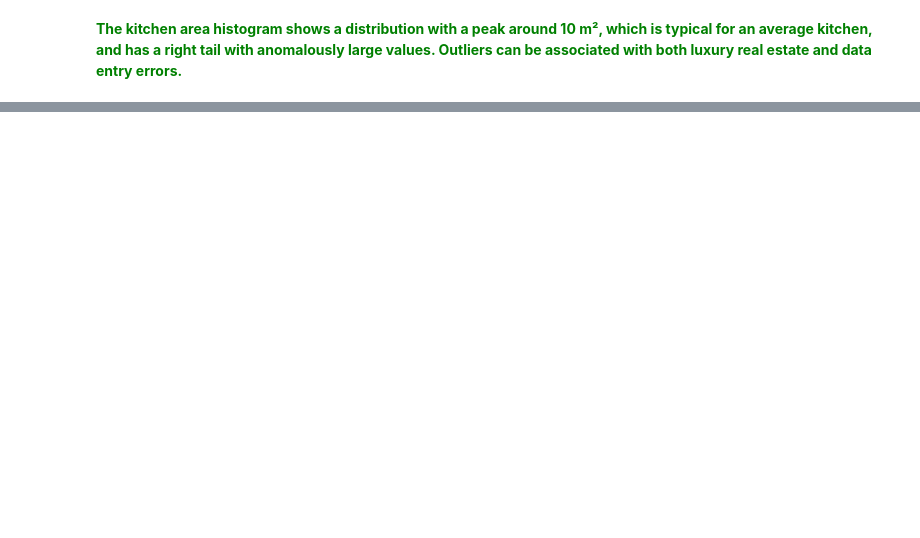
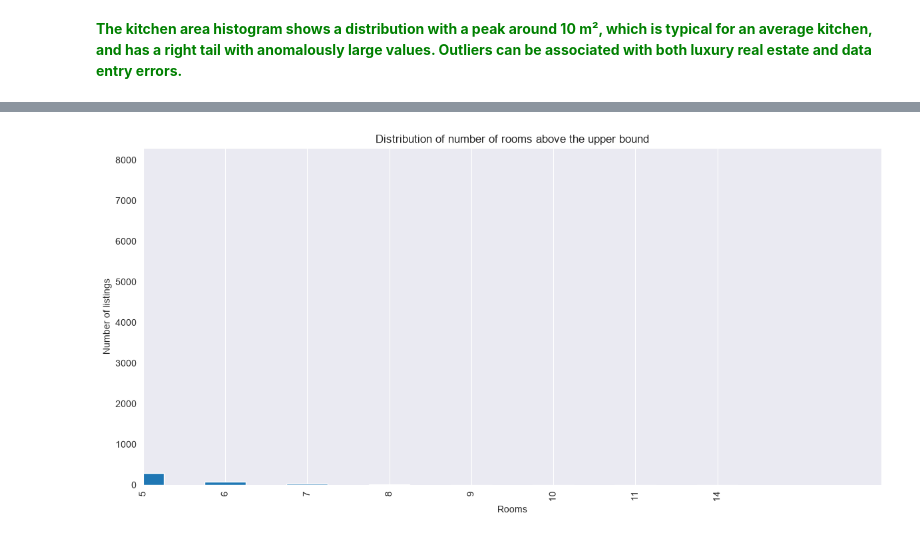
Before and after one commit to nellysmnnn/Exploratory-Data-Analysis, a Jupyter notebook: 1ed2335d-84ee-47f6-a5e9-16670a2ef61c.ipynb, the cells around one changed output, grey strips where cells are left out. Drawn from its saved outputs; the diff is of its cells as text; code cells hidden in the pictures; blank space fills up the shorter version.

```diff
--- a/1ed2335d-84ee-47f6-a5e9-16670a2ef61c.ipynb
+++ b/1ed2335d-84ee-47f6-a5e9-16670a2ef61c.ipynb
@@ -310,13 +546,15 @@ filtered_data['rooms'].plot(kind='box', showfliers=False)
 # %%
 filtered_data['rooms'].value_counts().sort_index().plot(
     kind='bar',
     figsize=(12, 6),
-    title='Распределение количества комнат выше верхней границы')
+    title='Distribution of number of rooms above the upper bound')
 plt.xlim(5, 14)
-plt.xlabel('Комнаты')
-plt.ylabel('Количество объявлений')
+plt.xlabel('Rooms')
+plt.ylabel('Number of listings')
 plt.grid(axis='y')
 plt.tight_layout()
 plt.show()
+# %% [output]
+[figure, added]
 # %%
 filtered_data['rooms'].describe()
```
Also changed, not shown: parts of 188 cells of this notebook.
